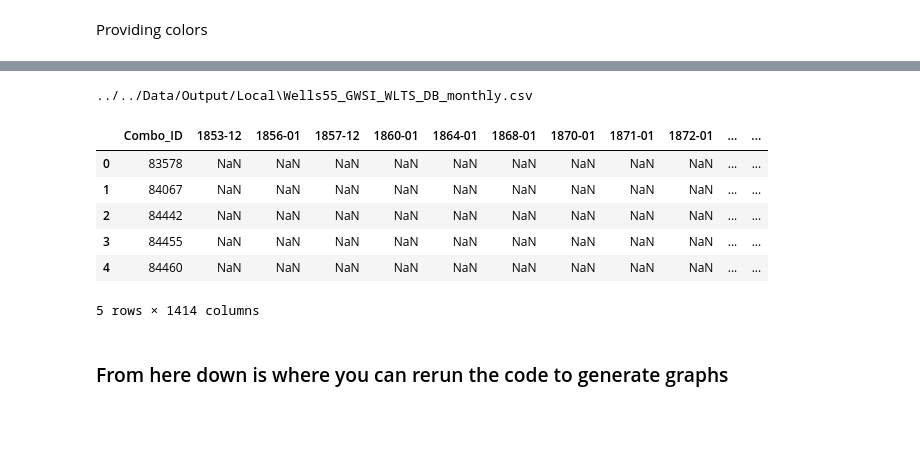
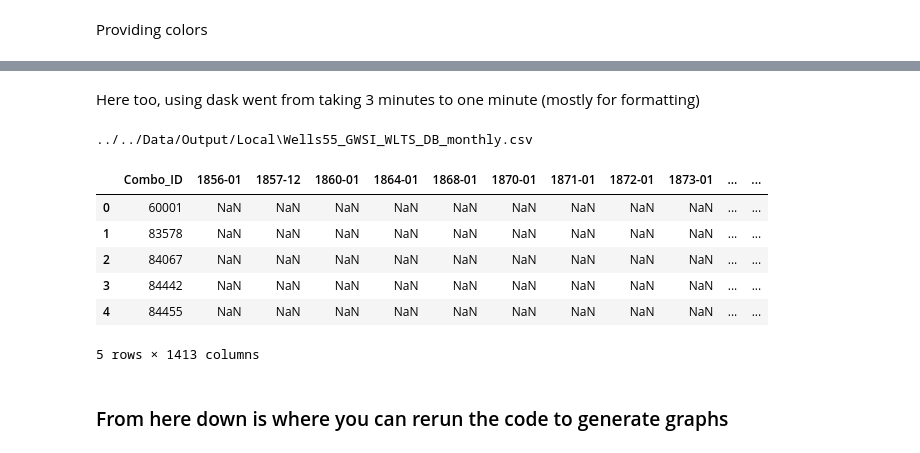
Before and after one commit to dtadych/Shallow_Groundwater_AZ, a Jupyter notebook: Code/FigureCreation/1_DTW_Count_Analysis.ipynb, the cells around one changed output, grey strips where cells are left out. Drawn from its saved outputs; the diff is of its cells as text; code cells hidden in the pictures; blank space fills up the shorter version.

```diff
--- a/Code/FigureCreation/1_DTW_Count_Analysis.ipynb
+++ b/Code/FigureCreation/1_DTW_Count_Analysis.ipynb
@@ -138,28 +129,35 @@ None
+# %% [markdown]
+Here too, using dask went from taking 3 minutes to one minute (mostly for formatting)
 # %%
 # Read in the annual time series database
 # This file was created in Well_Timeseries_merge.py
 
 # filename_ts = 'Wells55_GWSI_WLTS_DB_annual_updated.csv'
 filename_ts = 'Wells55_GWSI_WLTS_DB_monthly.csv'
 filepath = os.path.join(outputpath, filename_ts)
 print(filepath)
-annual_db = pd.read_csv(filepath, header=1, index_col=0)
+# annual_db = pd.read_csv(filepath, header=1, index_col=0)
+annual_db = dd.read_csv(filepath, header=1)
+annual_db = annual_db.set_index('date')
 
-#Block to do some formatting
-annual_db = annual_db[1:168102]
-annual_db.index = annual_db.index.astype('int64')
-annual_db2 = annual_db.reset_index(inplace=True)
-annual_db2 = annual_db.rename(columns = {'date':'Combo_ID'})
+# #Block to do some formatting
+# annual_db = annual_db[1:168102] # Use this if you read in with pandas
+# annual_db2 = annual_db.reset_index(inplace=True)
+# annual_db.index = annual_db.index.astype('int64')
+annual_db = annual_db.iloc[:,1:168102]
+annual_db = annual_db.set_index(annual_db.index.astype('int64'))
+annual_db2 = annual_db.reset_index()
+annual_db2 = annual_db2.rename(columns = {'date':'Combo_ID'})
 annual_db2.head()
 # %% [output]
 ../../Data/Output/Local\Wells55_GWSI_WLTS_DB_monthly.csv
-|  | Combo_ID | 1853-12 | 1856-01 | 1857-12 | 1860-01 | 1864-01 | 1868-01 | 1870-01 | 1871-01 | 1872-01 | ... | ... |
-| 0 | 83578 | NaN | NaN | NaN | NaN | NaN | NaN | NaN | NaN | NaN | ... | ... |
-| 1 | 84067 | NaN | NaN | NaN | NaN | NaN | NaN | NaN | NaN | NaN | ... | ... |
-| 2 | 84442 | NaN | NaN | NaN | NaN | NaN | NaN | NaN | NaN | NaN | ... | ... |
-| 3 | 84455 | NaN | NaN | NaN | NaN | NaN | NaN | NaN | NaN | NaN | ... | ... |
-| 4 | 84460 | NaN | NaN | NaN | NaN | NaN | NaN | NaN | NaN | NaN | ... | ... |
+|  | Combo_ID | 1856-01 | 1857-12 | 1860-01 | 1864-01 | 1868-01 | 1870-01 | 1871-01 | 1872-01 | 1873-01 | ... | ... |
+| 0 | 60001 | NaN | NaN | NaN | NaN | NaN | NaN | NaN | NaN | NaN | ... | ... |
+| 1 | 83578 | NaN | NaN | NaN | NaN | NaN | NaN | NaN | NaN | NaN | ... | ... |
+| 2 | 84067 | NaN | NaN | NaN | NaN | NaN | NaN | NaN | NaN | NaN | ... | ... |
+| 3 | 84442 | NaN | NaN | NaN | NaN | NaN | NaN | NaN | NaN | NaN | ... | ... |
+| 4 | 84455 | NaN | NaN | NaN | NaN | NaN | NaN | NaN | NaN | NaN | ... | ... |
-5 rows × 1414 columns
+5 rows × 1413 columns
 # %% [markdown]
 ### From here down is where you can rerun the code to generate graphs
 # %%
```
Also changed, not shown: parts of 17 cells of this notebook, 2 other files.
